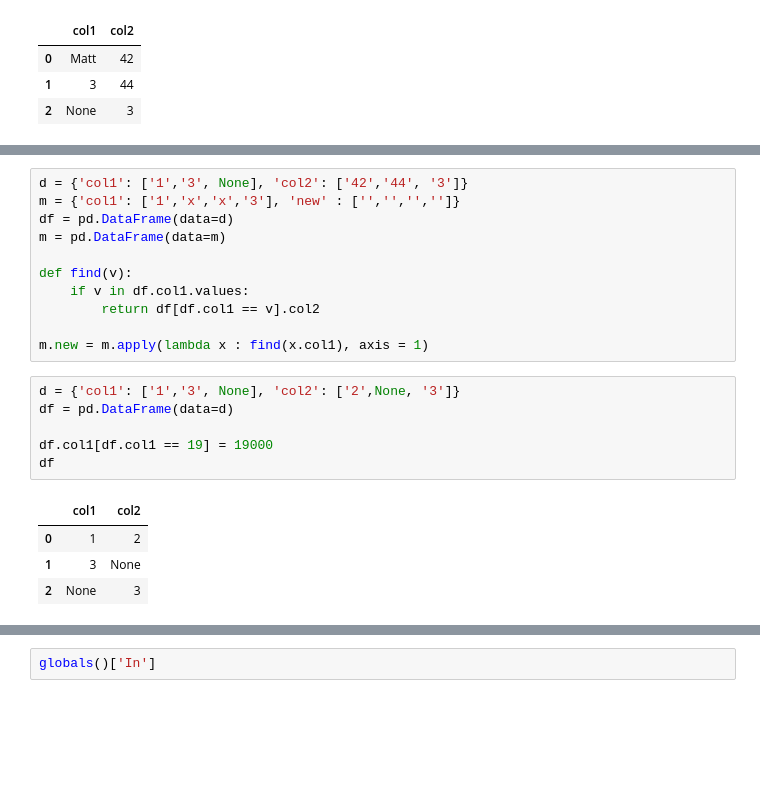
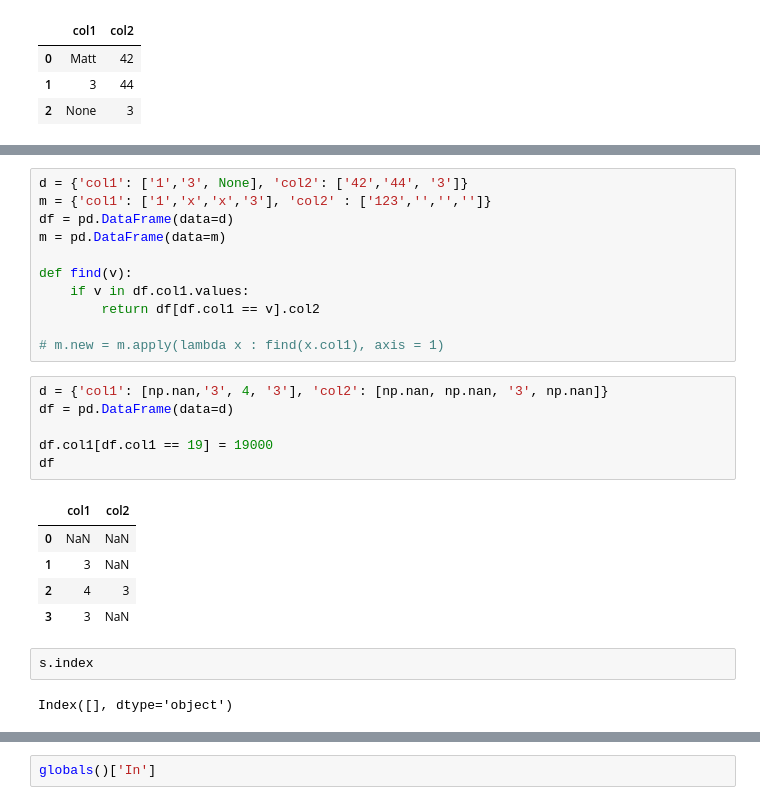
Before and after one commit to eoglethorpe/humanitarian, a Jupyter notebook: shelter/sohss/c0d3/sand.ipynb, the cells around one changed output, grey strips where cells are left out. Cells and saved outputs as stored; diff of their text form; blank space fills up the shorter version.

```diff
--- a/shelter/sohss/c0d3/sand.ipynb
+++ b/shelter/sohss/c0d3/sand.ipynb
@@ -95,6 +120,6 @@ See the caveats in the documentation: http://pandas.pydata.org/pandas-docs/stabl
 # %%
 d = {'col1': ['1','3', None], 'col2': ['42','44', '3']}
-m = {'col1': ['1','x','x','3'], 'new' : ['','','','']}
+m = {'col1': ['1','x','x','3'], 'col2' : ['123','','','']}
 df = pd.DataFrame(data=d)
 m = pd.DataFrame(data=m)
 
@@ -102,15 +127,20 @@ def find(v):
     if v in df.col1.values:
         return df[df.col1 == v].col2
 
-m.new = m.apply(lambda x : find(x.col1), axis = 1)
+# m.new = m.apply(lambda x : find(x.col1), axis = 1)
 # %%
-d = {'col1': ['1','3', None], 'col2': ['2',None, '3']}
+d = {'col1': [np.nan,'3', 4, '3'], 'col2': [np.nan, np.nan, '3', np.nan]}
 df = pd.DataFrame(data=d)
 
 df.col1[df.col1 == 19] = 19000
 df
 # %% [output]
 |  | col1 | col2 |
-| 0 | 1 | 2 |
-| 1 | 3 | None |
-| 2 | None | 3 |
+| 0 | NaN | NaN |
+| 1 | 3 | NaN |
+| 2 | 4 | 3 |
+| 3 | 3 | NaN |
+# %%
+s.index
+# %% [output]
+Index([], dtype='object')
```
Also changed, not shown: parts of 7 cells of this notebook, 2 other files.
